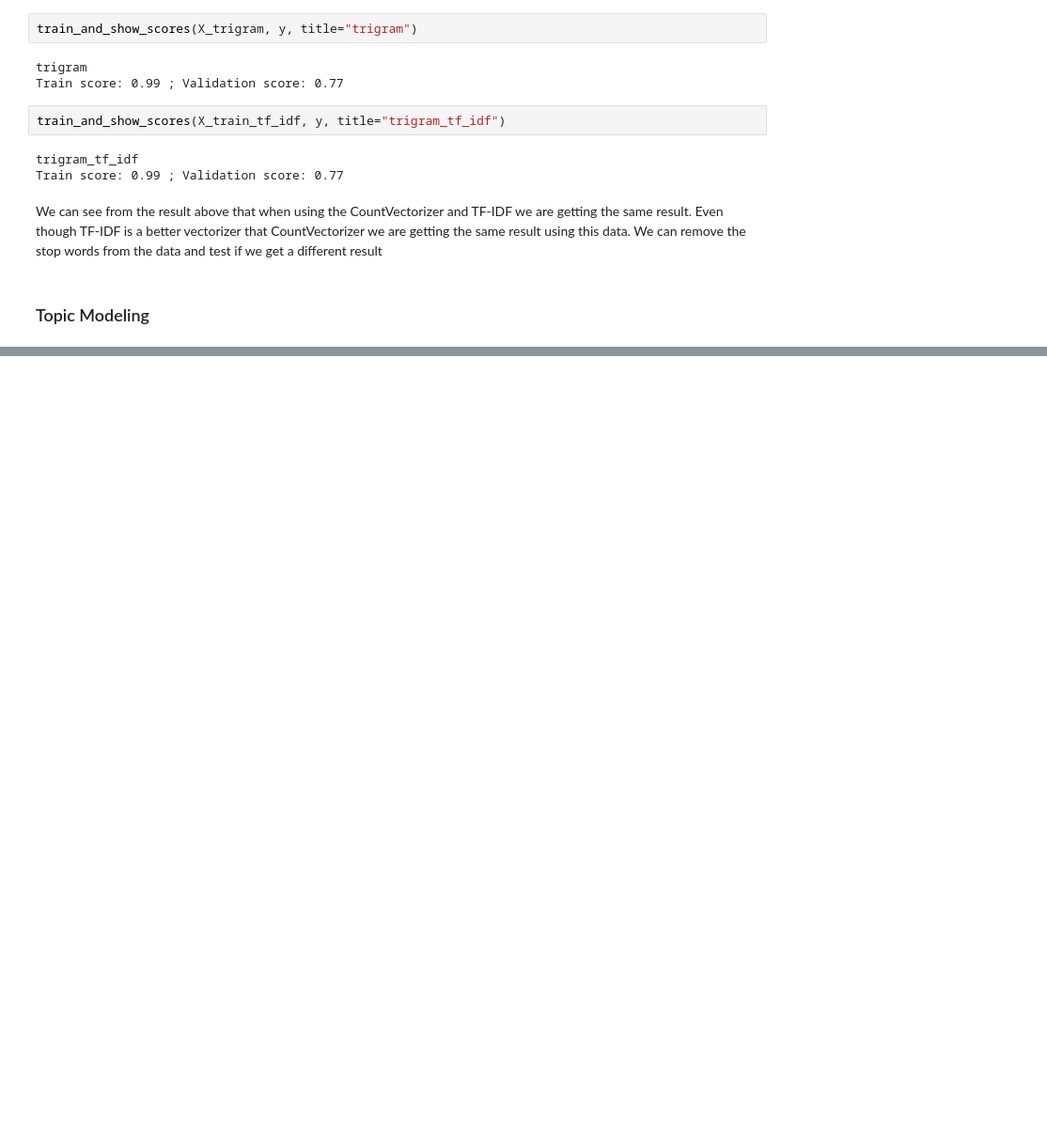
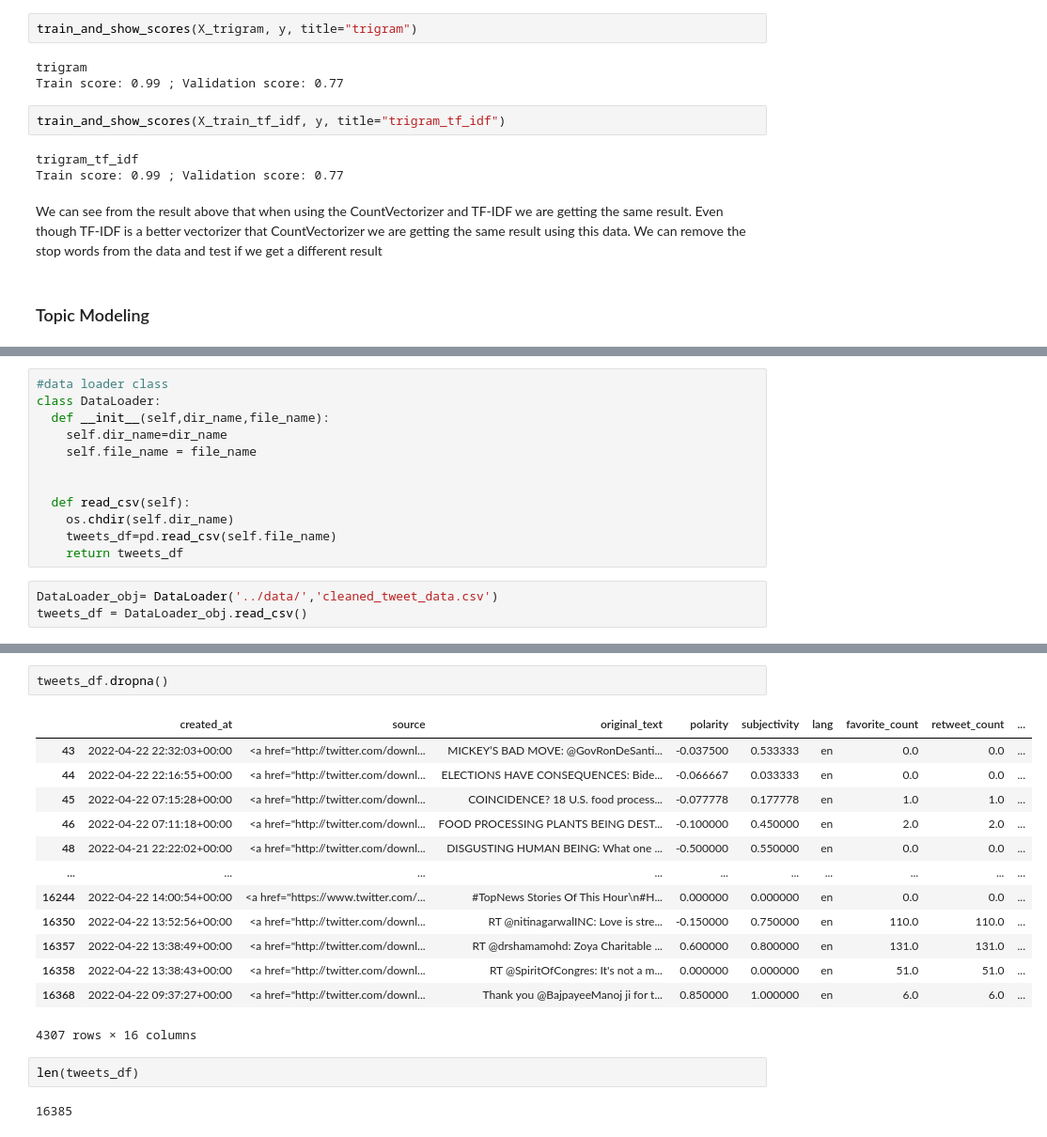
Before and after one commit to teddyk251/Twitter-Data-Analysis, a Jupyter notebook: notebooks/model_analysis.ipynb, the cells around one changed output, grey strips where cells are left out. Shown at 94% size. Drawn from its saved outputs; the diff is of its cells as text; blank space fills up the shorter version.

```diff
--- a/notebooks/model_analysis.ipynb
+++ b/notebooks/model_analysis.ipynb
@@ -145,0 +146,15 @@ ModuleNotFoundError: No module named 'pyLDAvis'
+# %%
+#data loader class
+class DataLoader:
+  def __init__(self,dir_name,file_name):
+    self.dir_name=dir_name
+    self.file_name = file_name
+
+
+  def read_csv(self):
+    os.chdir(self.dir_name)
+    tweets_df=pd.read_csv(self.file_name)
+    return tweets_df
+# %%
+DataLoader_obj= DataLoader('../data/','cleaned_tweet_data.csv')
+tweets_df = DataLoader_obj.read_csv()
@@ -145,0 +170,20 @@ ModuleNotFoundError: No module named 'pyLDAvis'
+# %%
+tweets_df.dropna()
+# %% [output]
+|  | created_at | source | original_text | polarity | subjectivity | lang | favorite_count | retweet_count | ... |
+| 43 | 2022-04-22 22:32:03+00:00 | <a href="http://twitter.com/downl... | MICKEY’S BAD MOVE: @GovRonDeSanti... | -0.037500 | 0.533333 | en | 0.0 | 0.0 | ... |
+| 44 | 2022-04-22 22:16:55+00:00 | <a href="http://twitter.com/downl... | ELECTIONS HAVE CONSEQUENCES: Bide... | -0.066667 | 0.033333 | en | 0.0 | 0.0 | ... |
+| 45 | 2022-04-22 07:15:28+00:00 | <a href="http://twitter.com/downl... | COINCIDENCE? 18 U.S. food process... | -0.077778 | 0.177778 | en | 1.0 | 1.0 | ... |
+| 46 | 2022-04-22 07:11:18+00:00 | <a href="http://twitter.com/downl... | FOOD PROCESSING PLANTS BEING DEST... | -0.100000 | 0.450000 | en | 2.0 | 2.0 | ... |
+| 48 | 2022-04-21 22:22:02+00:00 | <a href="http://twitter.com/downl... | DISGUSTING HUMAN BEING: What one ... | -0.500000 | 0.550000 | en | 0.0 | 0.0 | ... |
+| ... | ... | ... | ... | ... | ... | ... | ... | ... | ... |
+| 16244 | 2022-04-22 14:00:54+00:00 | <a href="https://www.twitter.com/... | #TopNews Stories Of This Hour\n#H... | 0.000000 | 0.000000 | en | 0.0 | 0.0 | ... |
+| 16350 | 2022-04-22 13:52:56+00:00 | <a href="http://twitter.com/downl... | RT @nitinagarwalINC: Love is stre... | -0.150000 | 0.750000 | en | 110.0 | 110.0 | ... |
+| 16357 | 2022-04-22 13:38:49+00:00 | <a href="http://twitter.com/downl... | RT @drshamamohd: Zoya Charitable ... | 0.600000 | 0.800000 | en | 131.0 | 131.0 | ... |
+| 16358 | 2022-04-22 13:38:43+00:00 | <a href="http://twitter.com/downl... | RT @SpiritOfCongres: It's not a m... | 0.000000 | 0.000000 | en | 51.0 | 51.0 | ... |
+| 16368 | 2022-04-22 09:37:27+00:00 | <a href="http://twitter.com/downl... | Thank you @BajpayeeManoj ji for t... | 0.850000 | 1.000000 | en | 6.0 | 6.0 | ... |
+4307 rows × 16 columns
+# %%
+len(tweets_df)
+# %% [output]
+16385
```
Also changed, not shown: parts of 11 cells of this notebook.
